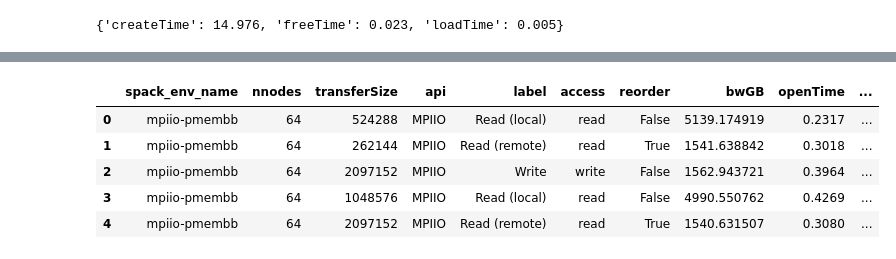
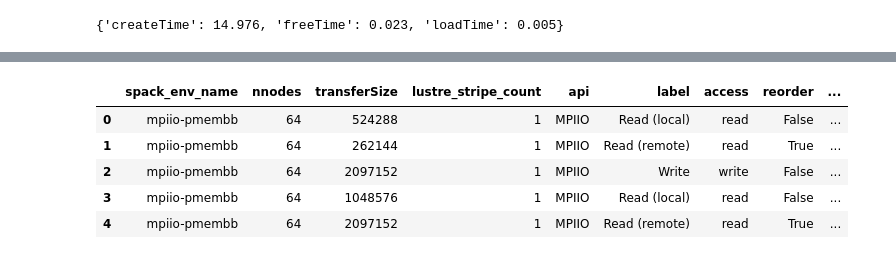
Before and after one commit to tsukuba-hpcs/mpiio-pmembb, a Jupyter notebook: src/ior/ior.ipynb, the cells around one changed output, grey strips where cells are left out. Drawn from its saved outputs; the diff is of its cells as text; code cells hidden in the pictures.

```diff
--- a/src/ior/ior.ipynb
+++ b/src/ior/ior.ipynb
@@ -93,9 +93,12 @@ job_group = (
     ("ior-pmembb/2024.01.23-15.20.41-default", {}),
     ("ior-pmembb/2024.01.23-15.22.18-default", {}),
     ("ior-pmembb/2024.01.24-12.44.18-default", {}), # remain 100 node job
-    ("ior-pmembb/2024.01.24-13.37.36-no-deferred-open", {}),
-    ("ior-pmembb/2024.01.24-13.38.12-no-deferred-open", {}),
-    # ("", {}),
+
+    # ("ior-pmembb/2024.01.24-13.37.36-no-deferred-open", {}),
+    # ("ior-pmembb/2024.01.24-13.38.12-no-deferred-open", {}),
+    # ("ior-pmembb/2024.01.24-15.43.39-no-deferred-open-1M", {}),
+    ("ior-pmembb/2024.01.26-18.12.56-default-open-eval", {}),
+    ("ior-pmembb/2024.01.26-18.14.06-default-open-eval", {}),
 )
 
 def job_dirs(job_group_dir: str):
@@ -163,7 +166,7 @@ for job_group_dir,metadata in job_group:
             except FileNotFoundError as e:
                 print(e)
             except Exception as e:
-                print(f'{job_dir}, {e}')
+                print(f'{summary_file}, {e}')
 
 df_src = (
     pd.DataFrame(src)
@@ -218,39 +215,40 @@ df = df_src
 pd.set_option('display.max_rows', None)
 pd.set_option('display.max_columns', None)
 
 # display(df.columns.to_list())
 
 (
     df[[
         "spack_env_name",
         "nnodes",
         # "segmentCount",
         # "blockSize",
         "transferSize",
+        "lustre_stripe_count",
         "api",
         "label",
         "access",
         "reorder",
         "bwGB",
         "openTime",
         "wrRdTime",
         "closeTime",
         "totalTime",
         "createTime",
         "freeTime",
         "loadTime",
         "saveTime",
         "loadTime",
     ]]
     .head()
 )
 # %% [output]
-|  | spack_env_name | nnodes | transferSize | api | label | access | reorder | bwGB | openTime | ... |
-| 0 | mpiio-pmembb | 64 | 524288 | MPIIO | Read (local) | read | False | 5139.174919 | 0.2317 | ... |
-| 1 | mpiio-pmembb | 64 | 262144 | MPIIO | Read (remote) | read | True | 1541.638842 | 0.3018 | ... |
-| 2 | mpiio-pmembb | 64 | 2097152 | MPIIO | Write | write | False | 1562.943721 | 0.3964 | ... |
-| 3 | mpiio-pmembb | 64 | 1048576 | MPIIO | Read (local) | read | False | 4990.550762 | 0.4269 | ... |
-| 4 | mpiio-pmembb | 64 | 2097152 | MPIIO | Read (remote) | read | True | 1540.631507 | 0.3080 | ... |
+|  | spack_env_name | nnodes | transferSize | lustre_stripe_count | api | label | access | reorder | ... |
+| 0 | mpiio-pmembb | 64 | 524288 | 1 | MPIIO | Read (local) | read | False | ... |
+| 1 | mpiio-pmembb | 64 | 262144 | 1 | MPIIO | Read (remote) | read | True | ... |
+| 2 | mpiio-pmembb | 64 | 2097152 | 1 | MPIIO | Write | write | False | ... |
+| 3 | mpiio-pmembb | 64 | 1048576 | 1 | MPIIO | Read (local) | read | False | ... |
+| 4 | mpiio-pmembb | 64 | 2097152 | 1 | MPIIO | Read (remote) | read | True | ... |
 # %%
 df = df_src
 same_setting_columns = [
```
Also changed, not shown: parts of 6 cells of this notebook, 31 other files.
